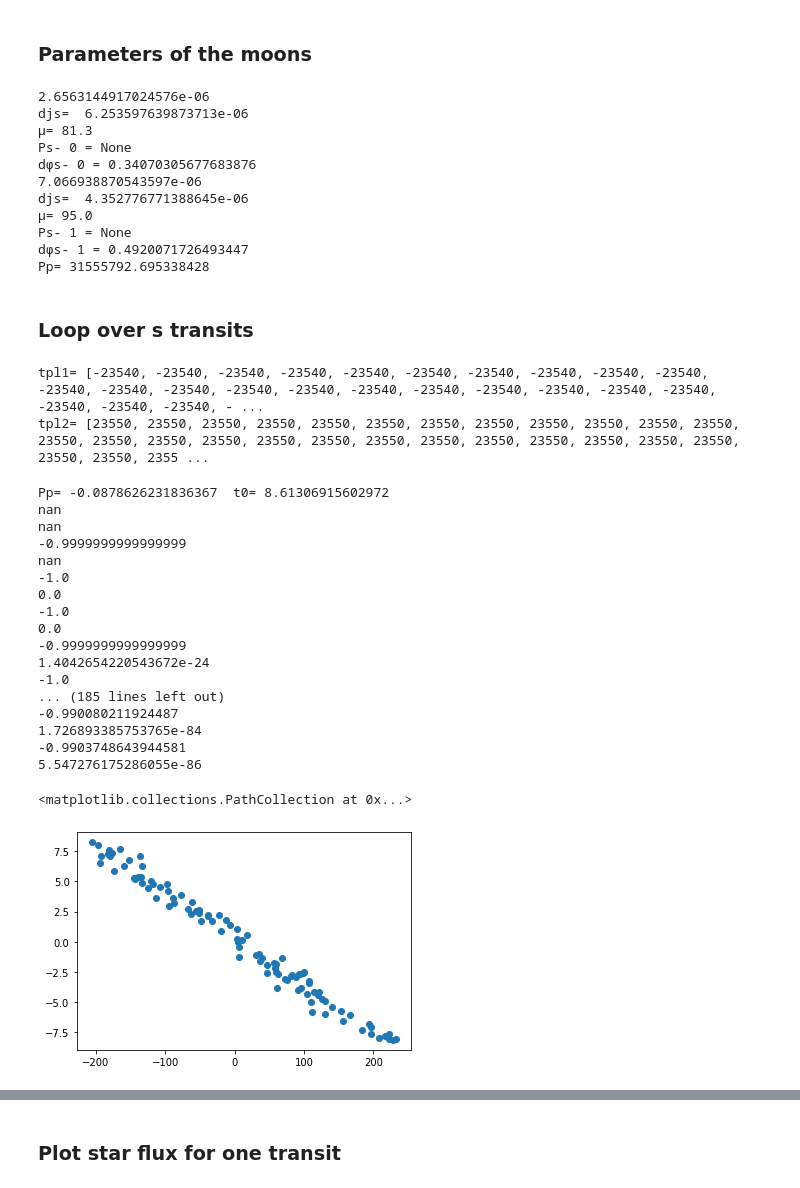
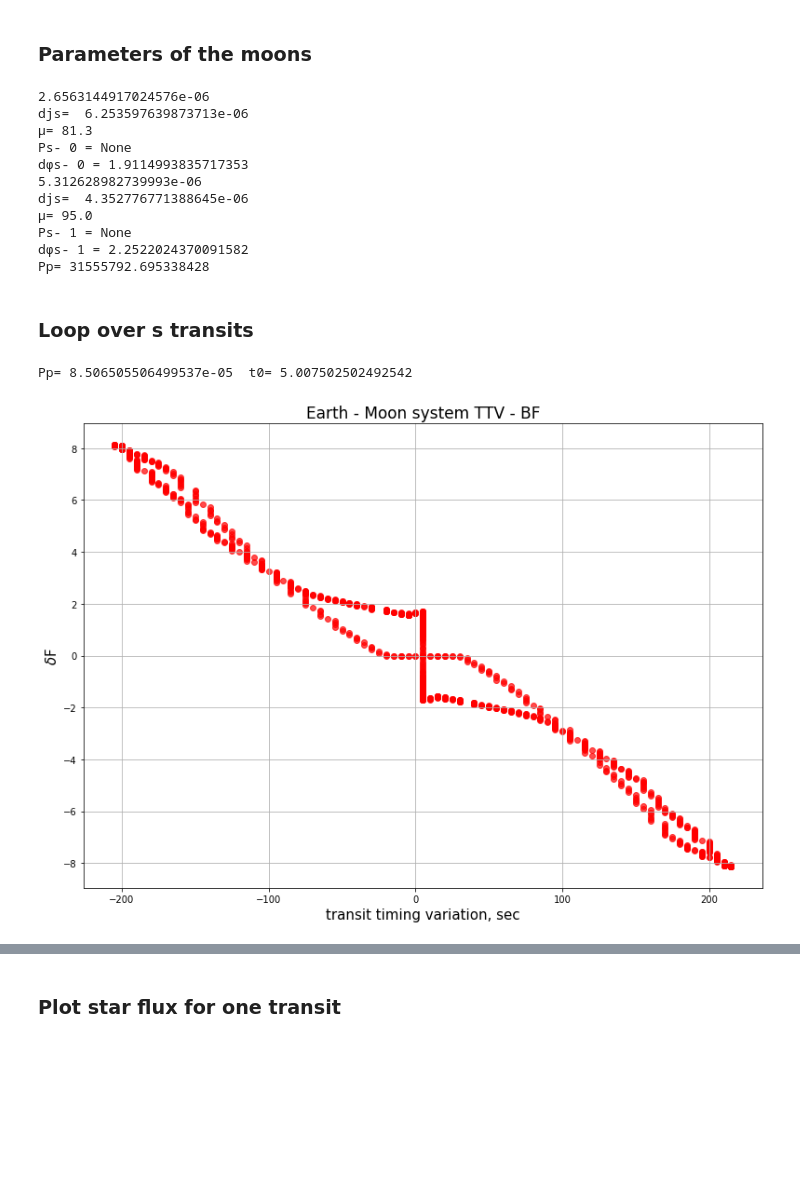
Before and after one commit to Rtut654/AstroProblems, a Jupyter notebook: SputnikMoment.ipynb, the cells around one changed output, grey strips where cells are left out. Saved outputs shown, nothing was run; the diff lists cells and outputs as text; code cells hidden in the pictures; blank space fills up the shorter version.

```diff
--- a/SputnikMoment.ipynb
+++ b/SputnikMoment.ipynb
@@ -49,14 +49,14 @@ Rp=6400# {Радиус планеты в км}
 Rs=695000# {Радиус звезды в км}
 
 a[0]=384000#{Радиус орбиты спутника-1 в км}
-a[1]=200000#{Радиус орбиты спутника-2 в км}
+a[1]=241904.8416#{Радиус орбиты спутника-2 в км}
 a[2]=699000#
 
 Rsat[0]=1738# {Радиус спутника-1 в км}
 Rsat[1]=1450# {Радиус спутника-2 в км}
 Rsat[2]=1950#
 Alb=0.3#
-s=100# {Число транзитов системы спутники-планета}
+s=300# {Число транзитов системы спутники-планета}
 tint=6500# {Время усреднения яркости до/после затмения в сек}
 delJ=0.000007#{Погрешность измения яркости, случайная добавка принимает значения от delJ до +delJ, всегда равна нулю при delt=0}
 delt=6# {Погрешность изменения времени транзита, принимает значения от -delt до +delt, в сек}
@@ -100,7 +100,7 @@ for i in range(m):
     print('djs= ', djs[i])#
     print('μ=', μ[i])#
 #     PerSat[i]=2*np.pi/Ω[i]#
-    dφs[i]=(Ω[i]*PerP/2/np.pi-int(Ω[i]*PerP/2/np.pi))# Phase shift?+np.pi/2
+    dφs[i]=(Ω[i]*PerP/2/np.pi-int(Ω[i]*PerP/2/np.pi))+np.pi/2# Phase shift?+np.pi/2
     print('Ps-',i,'=',PerSat[i])#
     print('dφs-',i,'=',dφs[i])#
 
@@ -110,21 +110,22 @@ print('Pp=',PerP)#
 djs=  6.253597639873713e-06
 μ= 81.3
 Ps- 0 = None
-dφs- 0 = 0.34070305677683876
-7.066938870543597e-06
+dφs- 0 = 1.9114993835717353
+5.312628982739993e-06
 djs=  4.352776771388645e-06
 μ= 95.0
 Ps- 1 = None
-dφs- 1 = 0.4920071726493447
+dφs- 1 = 2.2522024370091582
 Pp= 31555792.695338428
 # %% [markdown]
 ### Loop over s transits
 # %%
 #we have to understand this loop
-
+tpl1=[-23540]*s
+tpl2=[23550]*s
 # print(len(Jo))
 
-for n in range(0,s):
+for n in range(s):
     #{n-transit's number}
     for i in range(m):
         φ[i]=2*np.pi*(n*dφs[i]-int(n*dφs[i]))# current phase of each satellite?
@@ -156,15 +157,16 @@ for n in range(0,s):
         Xpprev=Xp
 
 #{Транзиты планеты без участия спутников}
-        Xpln=Ap*np.sin(Ωp*t+φp)
-        Xpln1=Ap*np.sin(Ωp*(t+1)+φp)#
+#         Xpln=Ap*np.sin(Ωp*t+φp)
+#         Xpln1=Ap*np.sin(Ωp*(t+1)+φp)#
 
-        if (-Xplnprev>Rs+Rp) and (-Xpln<Rs+Rp):
-            tpl1[n]=t# {Условие вступления центра планеты на диск звезды, tpl1[n]-время начала n-го транзита в сек}
-        if (Xplnprev<Rs+Rp) and (Xpln>Rs+Rp):
-            tpl2[n]=t# {Условие схода центра планеты с диска звезды, tpl2[n]-время окончания n-го транзита в сек}
-        Xplnprev=Xpln
+#         if (-Xplnprev>Rs+Rp) and (-Xpln<Rs+Rp):
+#             tpl1[n]=t# {Условие вступления центра планеты на диск звезды, tpl1[n]-время начала n-го транзита в сек}
+#         if (Xplnprev<Rs+Rp) and (Xpln>Rs+Rp):
+#             tpl2[n]=t# {Условие схода центра планеты с диска звезды, tpl2[n]-время окончания n-го транзита в сек}
+#         Xplnprev=Xpln
 #         print('Xpl',Xp, 't=',t)
+
 
 
         for i in range(m):
@@ -199,8 +201,7 @@ for n in range(0,s):
                 v3=1
             else:
                 v3=0
-            djs1[0]=0
-            djs1[1]=0
+            djs1[i]=0
             if v1>0 or v2>0:
 #                 Jo[n][int(t/10)]=Jo[n][int(t/10)]-djs[i]*0.5
 #             if v3>0:
@@ -210,6 +211,7 @@ for n in range(0,s):
                 S3=np.arccos(abs(-Rs+abs(Xsp[i]))/Rsat[i])*Rsat[i]**2-l*abs(-Rs+abs(Xsp[i]))
                 djs1[i]=S3/(np.pi*Rs*Rs)
 #             Jo[n][int(t/10)]=Jo[n][int(t/10)]-djs1[i]*v1-(djs[i]-djs1[i])*v2-djs[i]*v3#
+
             Jo[n][int(t/10)]=Jo[n][int(t/10)]-(1-0.65+0.65*np.sqrt(abs(1-(abs(Xsp[i]))*(abs(Xsp[i]))/Rs/Rs)))*(djs1[i]*v1+(djs[i]-djs1[i])*v2+djs[i]*v3)
 #             print(Jo[n][int(t/10)])
 #             print('v3=',v3)
@@ -264,9 +266,6 @@ print('tpl2=',tpl2)
 #     for i in range(m):
 #         te1s[n][i]=t1[n]-t1s[n][i]#{Продолж. нахождения спутников на диске звезды до и после транзита планеты}
 #         te2s[n][i]=t2s[n][i]-t2[n]#
-# %% [output]
-tpl1= [-23540, -23540, -23540, -23540, -23540, -23540, -23540, -23540, -23540, -23540, -23540, -23540, -23540, -23540, -23540, -23540, -23540, -23540, -23540, -23540, -23540, -23540, -23540, -23540, - ...
-tpl2= [23550, 23550, 23550, 23550, 23550, 23550, 23550, 23550, 23550, 23550, 23550, 23550, 23550, 23550, 23550, 23550, 23550, 23550, 23550, 23550, 23550, 23550, 23550, 23550, 23550, 23550, 23550, 2355 ...
 # %%
 from scipy.stats import spearmanr
 Jr1=[0]*s
@@ -338,8 +337,8 @@ for n in range(s):
     y.append(-(1-1/J12[n])*1000000)
 
     r,p=spearmanr(x,y)
-    print(r)
-    print(p)
+#     print(r)
+#     print(p)
 
 #     print('dtt[n]=','  ',dtt[n])#
 #     print('TDV[',n,']=',-(tpl2[n]-tpl1[n])+(t2[n]-t1[n]),'#')#}
@@ -372,28 +371,19 @@ for n in range(s):
 # Korr=Sigmajdtt/Sigmaj/Sigmadtt#
 # print('Коэффициент корреляции, Korr=', Korr:4:3)#
 # %% [output]
-Pp= -0.0878626231836367  t0= 8.61306915602972
-nan
-nan
--0.9999999999999999
-nan
--1.0
-0.0
--1.0
-0.0
--0.9999999999999999
-1.4042654220543672e-24
--1.0
-... (185 lines left out)
--0.990080211924487
-1.726893385753765e-84
--0.9903748643944581
-5.547276175286055e-86
+Pp= 8.506505506499537e-05  t0= 5.007502502492542
-# %%
-plt.scatter(x,y)
-# %% [output]
-<matplotlib.collections.PathCollection at 0x...>
-[figure, removed]
+# %%
+fig, ax = plt.subplots()
+ax.scatter(x, y, alpha=0.7,c='r')
+
+ax.set_xlabel(r'transit timing variation, sec', fontsize=15)
+ax.set_ylabel(r'$\delta$F', fontsize=15)
+ax.set_title('Earth - Moon system TTV - BF',fontsize=17)
+fig.set_size_inches(11,8)
+ax.grid(True)
+fig.tight_layout(h_pad=5,w_pad=10)
+# %% [output]
+[figure, added]
 # %%
 t = np.linspace(0, 10, 100)
 # pio.templates.default = "simple_white"
```
Also changed, not shown: parts of 3 cells of this notebook.
